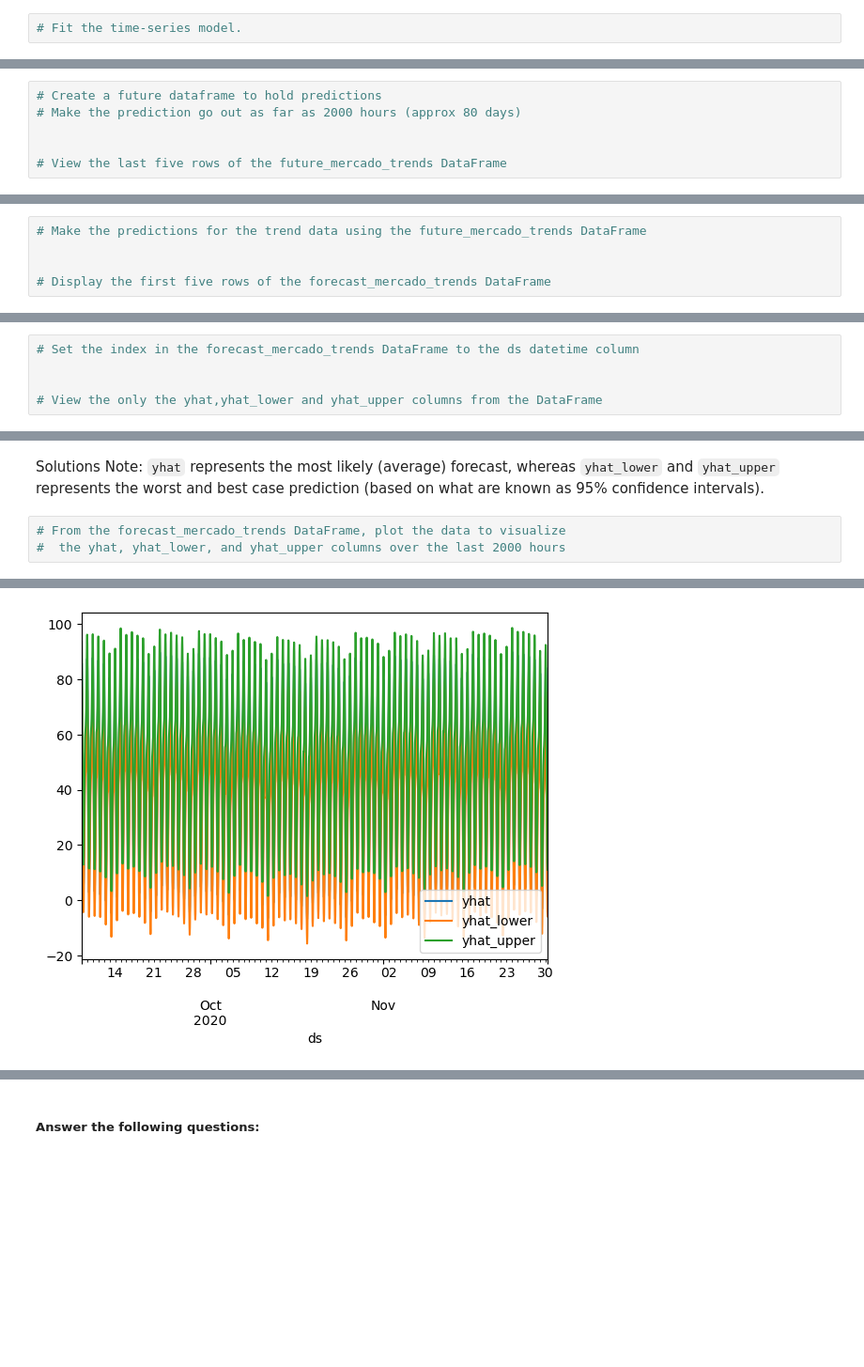
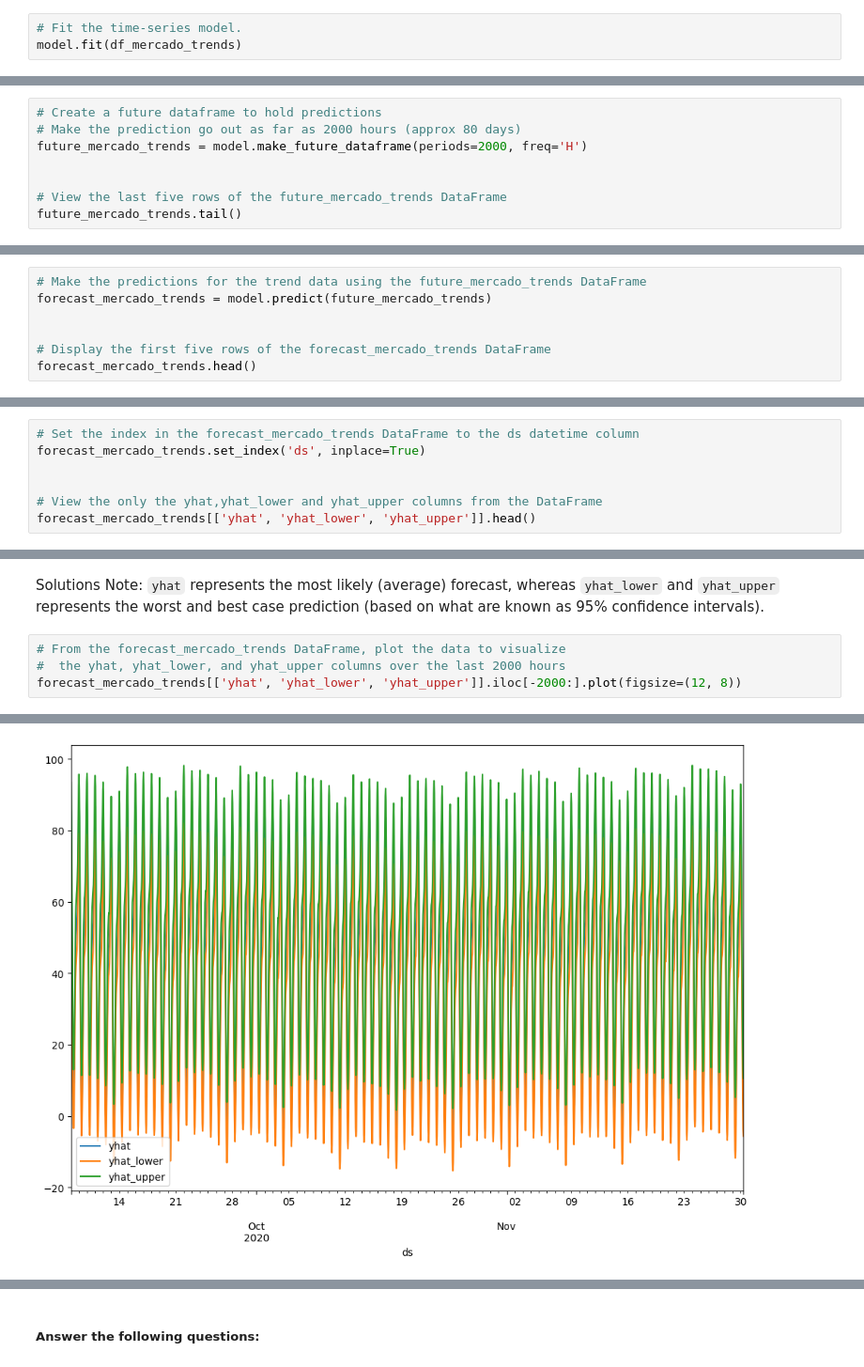
Before and after one commit to sen-gthb/prophet-challenge, a Jupyter notebook: M8_Starter_Code/forecasting_net_prophet.ipynb, the cells around one changed output, grey strips where cells are left out. Shown at 94% size. Saved outputs shown, nothing was run; the diff lists cells and outputs as text; blank space fills up the shorter version.

```diff
--- a/M8_Starter_Code/forecasting_net_prophet.ipynb
+++ b/M8_Starter_Code/forecasting_net_prophet.ipynb
@@ -400,3 +427,4 @@ Now, you need to produce a time series model that analyzes and forecasts pattern
 # %%
 # Fit the time-series model.
+model.fit(df_mercado_trends)
 # %% [output]
@@ -406,9 +434,11 @@ Now, you need to produce a time series model that analyzes and forecasts pattern
 # %%
 # Create a future dataframe to hold predictions
 # Make the prediction go out as far as 2000 hours (approx 80 days)
+future_mercado_trends = model.make_future_dataframe(periods=2000, freq='H')
 
 
 # View the last five rows of the future_mercado_trends DataFrame
+future_mercado_trends.tail()
 # %% [output]
 |  | ds |
 | 39101 | 2020-11-30 04:00:00 |
@@ -418,8 +448,10 @@ Now, you need to produce a time series model that analyzes and forecasts pattern
 | 39105 | 2020-11-30 08:00:00 |
 # %%
 # Make the predictions for the trend data using the future_mercado_trends DataFrame
+forecast_mercado_trends = model.predict(future_mercado_trends)
 
 
 # Display the first five rows of the forecast_mercado_trends DataFrame
+forecast_mercado_trends.head()
 # %% [output]
 |  | ds | trend | yhat_lower | yhat_upper | trend_lower | trend_upper | additive_terms | ... |
@@ -452,9 +485,11 @@ Now, you need to produce a time series model that analyzes and forecasts pattern
 * What's the lowest point for search traffic in the calendar year?
 # %%
 # Set the index in the forecast_mercado_trends DataFrame to the ds datetime column
+forecast_mercado_trends.set_index('ds', inplace=True)
 
 
 # View the only the yhat,yhat_lower and yhat_upper columns from the DataFrame
+forecast_mercado_trends[['yhat', 'yhat_lower', 'yhat_upper']].head()
 # %% [output]
 |  | yhat | yhat_lower | yhat_upper |
 | ds |  |  |  |
@@ -468,8 +503,9 @@ Solutions Note: `yhat` represents the most likely (average) forecast, whereas `y
 # %%
 # From the forecast_mercado_trends DataFrame, plot the data to visualize
 #  the yhat, yhat_lower, and yhat_upper columns over the last 2000 hours
+forecast_mercado_trends[['yhat', 'yhat_lower', 'yhat_upper']].iloc[-2000:].plot(figsize=(12, 8))
 # %% [output]
 <Axes: xlabel='ds'>
-[figure, old version]
+[figure, new version]
 # %%
 # Reset the index in the forecast_mercado_trends DataFrame
```
Also changed, not shown: parts of 27 cells of this notebook, 1 other file.
